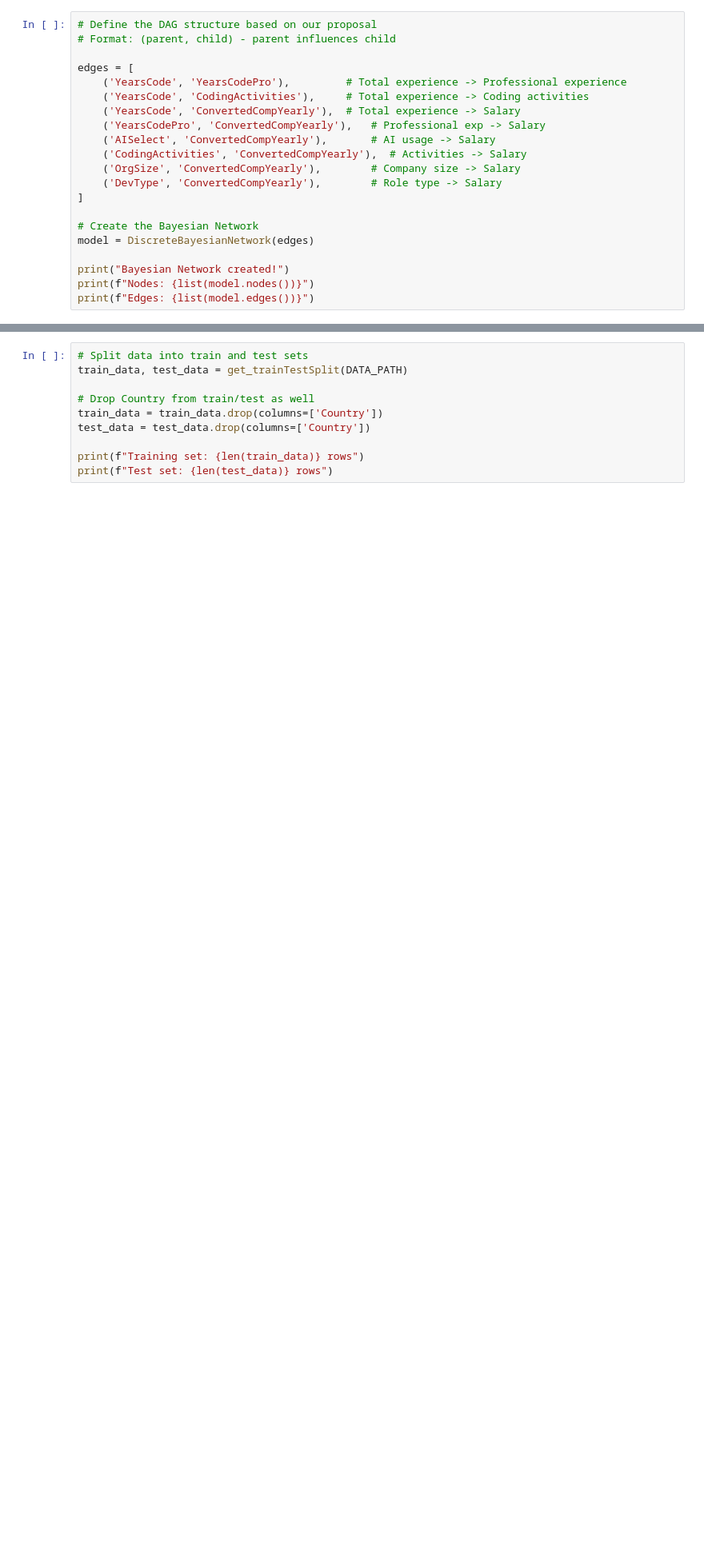
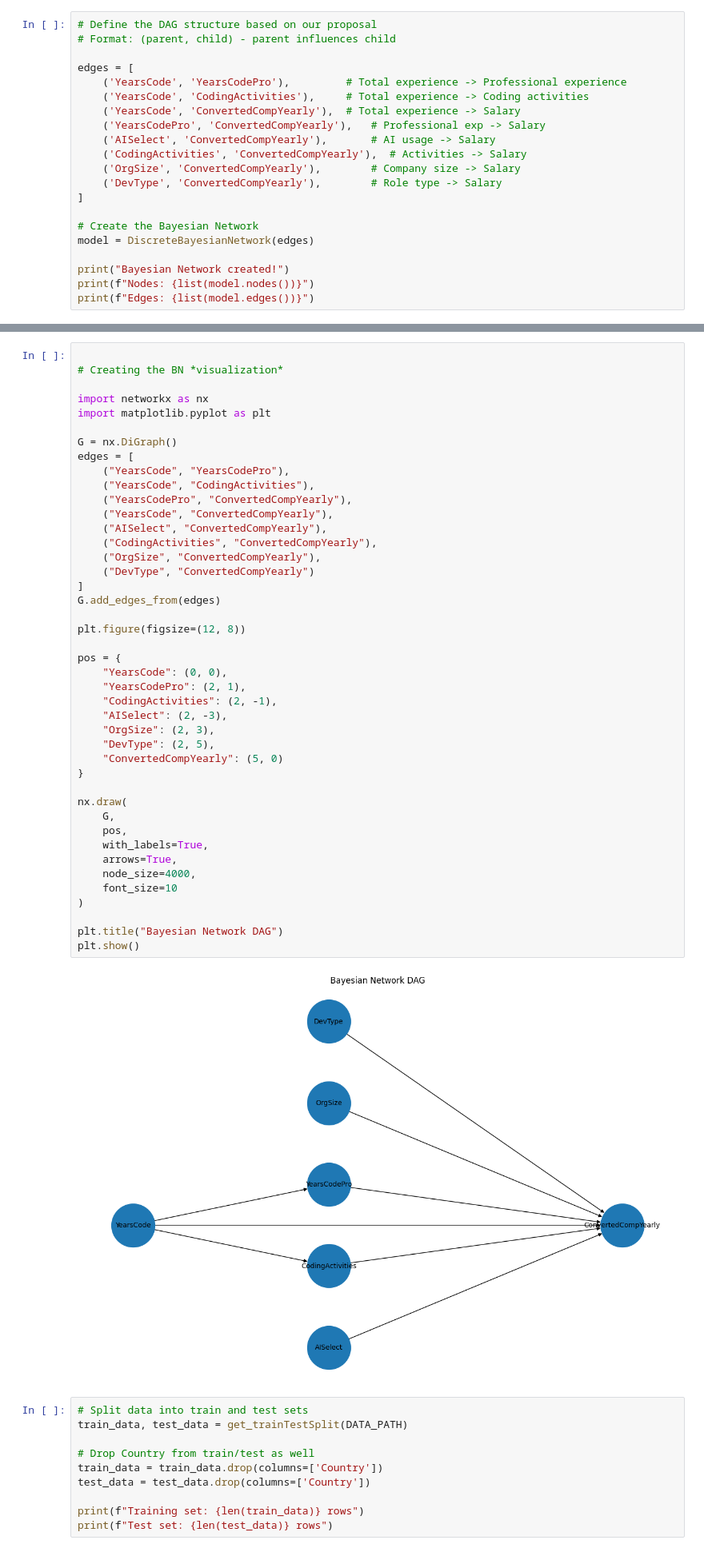
Before and after one commit to ihagad/CSE150A_Project, a Jupyter notebook: src/bayesian_net.ipynb, the cells around one changed output, grey strips where cells are left out. Shown at 80% size. Drawn from its saved outputs; the diff is of its cells as text; blank space fills up the shorter version.

Commit message:
Added bayesian network visualization

```diff
--- a/src/bayesian_net.ipynb
+++ b/src/bayesian_net.ipynb
@@ -105,3 +107,48 @@ print(f"Edges: {list(model.edges())}")
+# %%
+
+# Creating the BN *visualization*
+
+import networkx as nx
+import matplotlib.pyplot as plt
+
+G = nx.DiGraph()
+edges = [
+    ("YearsCode", "YearsCodePro"),
+    ("YearsCode", "CodingActivities"),
+    ("YearsCodePro", "ConvertedCompYearly"),
+    ("YearsCode", "ConvertedCompYearly"),
+    ("AISelect", "ConvertedCompYearly"),
+    ("CodingActivities", "ConvertedCompYearly"),
+    ("OrgSize", "ConvertedCompYearly"),
+    ("DevType", "ConvertedCompYearly")
+]
+G.add_edges_from(edges)
+
+plt.figure(figsize=(12, 8))
+
+pos = {
+    "YearsCode": (0, 0),
+    "YearsCodePro": (2, 1),
+    "CodingActivities": (2, -1),
+    "AISelect": (2, -3),
+    "OrgSize": (2, 3),
+    "DevType": (2, 5),
+    "ConvertedCompYearly": (5, 0)
+}
+
+nx.draw(
+    G,
+    pos,
+    with_labels=True,
+    arrows=True,
+    node_size=4000,
+    font_size=10
+)
+
+plt.title("Bayesian Network DAG")
+plt.show()
+# %% [output]
+[figure, added]
 # %%
 # Split data into train and test sets
 train_data, test_data = get_trainTestSplit(DATA_PATH)
```
Also changed, not shown: parts of 1 cell of this notebook.
